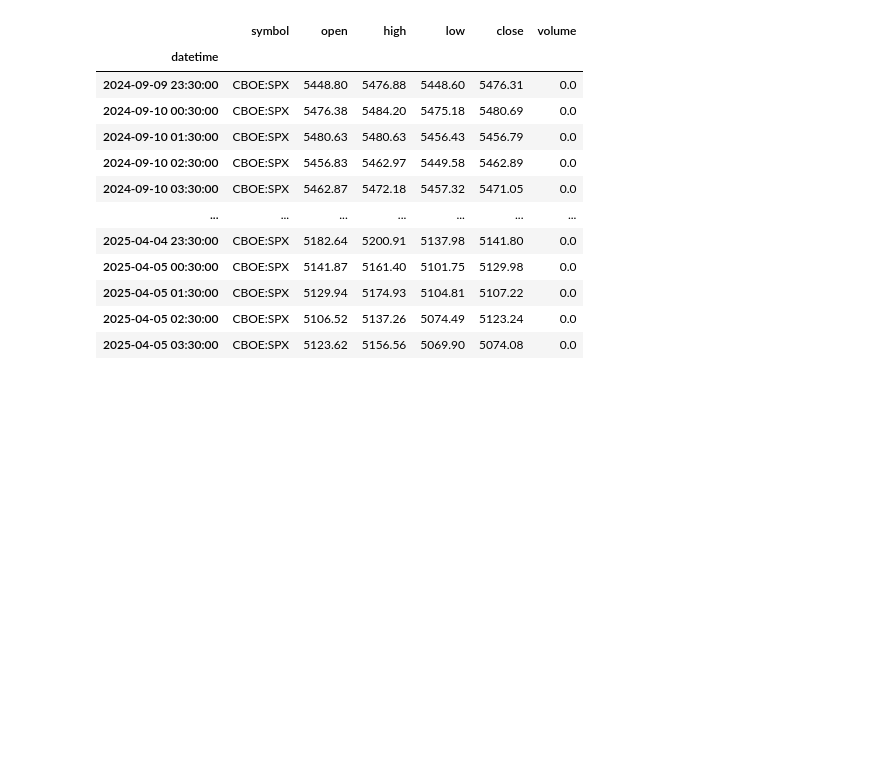
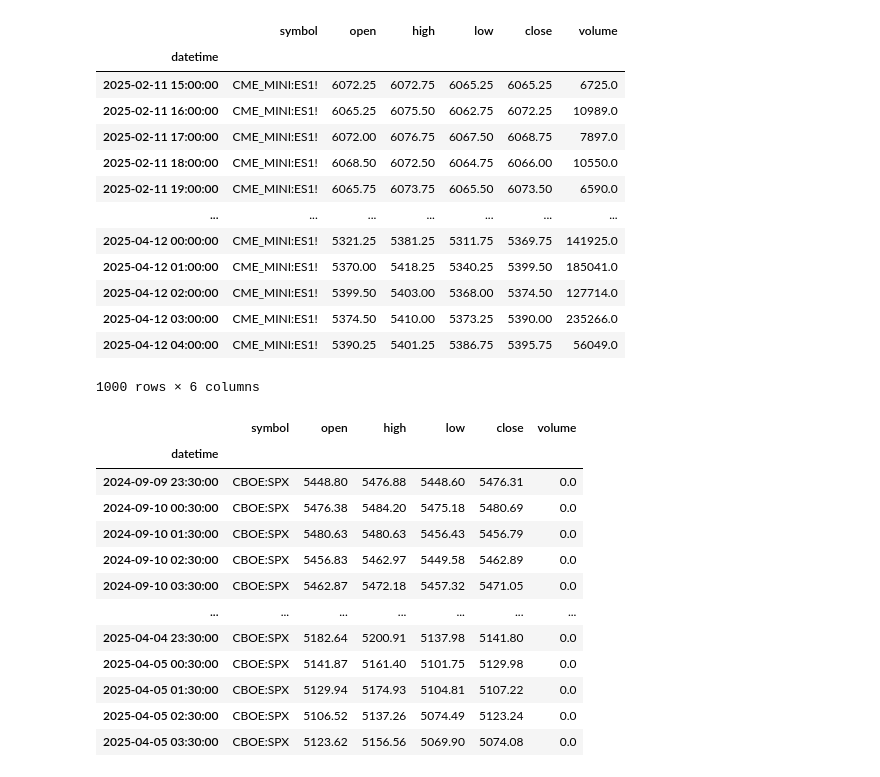
Before and after one commit to Hsiang-bit/Volatility_Research, a Jupyter notebook: TradingView-Data-master/TradingviewData.ipynb, the cells around one changed output. Cells and saved outputs as stored; diff of their text form; code cells hidden in the pictures; blank space fills up the shorter version.

```diff
--- a/TradingView-Data-master/TradingviewData.ipynb
+++ b/TradingView-Data-master/TradingviewData.ipynb
@@ -9,0 +11,14 @@ ERROR:TradingviewData.main:no data, please check the exchange and symbol
+# %%
+from tvDatafeed import TvDatafeed, Interval
+
+tv = TvDatafeed()
+
+data = tv.get_hist(
+    symbol='ES1!',
+    exchange='CME_MINI',
+    interval=Interval.in_1_hour,
+    n_bars=1000
+)
+
+data
+# %% [output]
@@ -9,0 +26,14 @@ ERROR:TradingviewData.main:no data, please check the exchange and symbol
+|  | symbol | open | high | low | close | volume |
+| datetime |  |  |  |  |  |  |
+| 2025-02-11 15:00:00 | CME_MINI:ES1! | 6072.25 | 6072.75 | 6065.25 | 6065.25 | 6725.0 |
+| 2025-02-11 16:00:00 | CME_MINI:ES1! | 6065.25 | 6075.50 | 6062.75 | 6072.25 | 10989.0 |
+| 2025-02-11 17:00:00 | CME_MINI:ES1! | 6072.00 | 6076.75 | 6067.50 | 6068.75 | 7897.0 |
+| 2025-02-11 18:00:00 | CME_MINI:ES1! | 6068.50 | 6072.50 | 6064.75 | 6066.00 | 10550.0 |
+| 2025-02-11 19:00:00 | CME_MINI:ES1! | 6065.75 | 6073.75 | 6065.50 | 6073.50 | 6590.0 |
+| ... | ... | ... | ... | ... | ... | ... |
+| 2025-04-12 00:00:00 | CME_MINI:ES1! | 5321.25 | 5381.25 | 5311.75 | 5369.75 | 141925.0 |
+| 2025-04-12 01:00:00 | CME_MINI:ES1! | 5370.00 | 5418.25 | 5340.25 | 5399.50 | 185041.0 |
+| 2025-04-12 02:00:00 | CME_MINI:ES1! | 5399.50 | 5403.00 | 5368.00 | 5374.50 | 127714.0 |
+| 2025-04-12 03:00:00 | CME_MINI:ES1! | 5374.50 | 5410.00 | 5373.25 | 5390.00 | 235266.0 |
+| 2025-04-12 04:00:00 | CME_MINI:ES1! | 5390.25 | 5401.25 | 5386.75 | 5395.75 | 56049.0 |
+1000 rows × 6 columns
```
Also changed, not shown: parts of 3 cells of this notebook, 19 other files.
